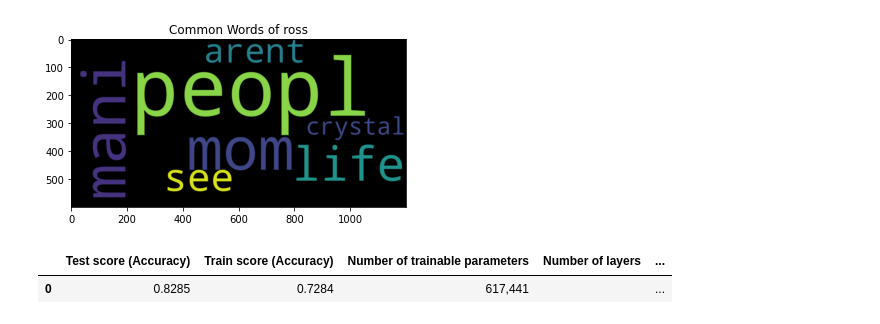
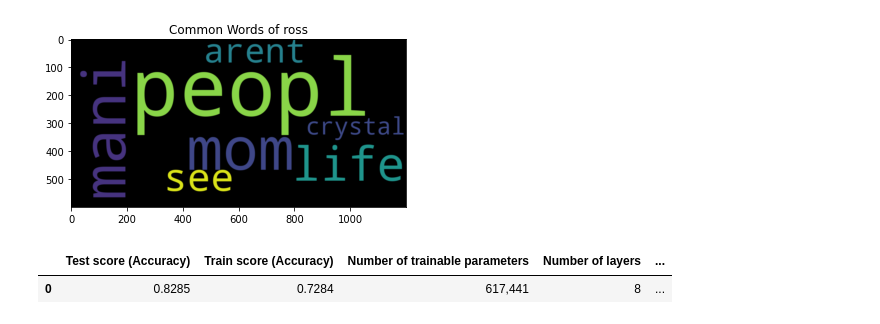
Before and after one commit to VeronicaIovchik/HW3--NLP, a Jupyter notebook: ex3_nlp_updated_.ipynb, the cells around one changed output. Cells and saved outputs as stored; diff of their text form; code cells hidden in the pictures.

```diff
--- a/ex3_nlp_updated_.ipynb
+++ b/ex3_nlp_updated_.ipynb
@@ -656,21 +656,21 @@ for i in range(0,10):
 # %%
 results = {
            'Test score (Accuracy)': ['0.8285'],
            'Train score (Accuracy)': ['0.7284'],
            'Number of trainable parameters': ['617,441'],
-           'Number of layers': [''],
+           'Number of layers': ['8'],
            'Regularization methods': ['dropout'],
            'Number of epochs': ['5'],
            'Loss function': ['binary_crossentropy'],
            'Optimizer': ['Adam'],
            'Embedding dimension ':['LSTM']
            }
 
 df = pd.DataFrame(results)
 df
 # %% [output]
 |  | Test score (Accuracy) | Train score (Accuracy) | Number of trainable parameters | Number of layers | ... |
-| 0 | 0.8285 | 0.7284 | 617,441 |  | ... |
+| 0 | 0.8285 | 0.7284 | 617,441 | 8 | ... |
 # %%
 
 import os
```
